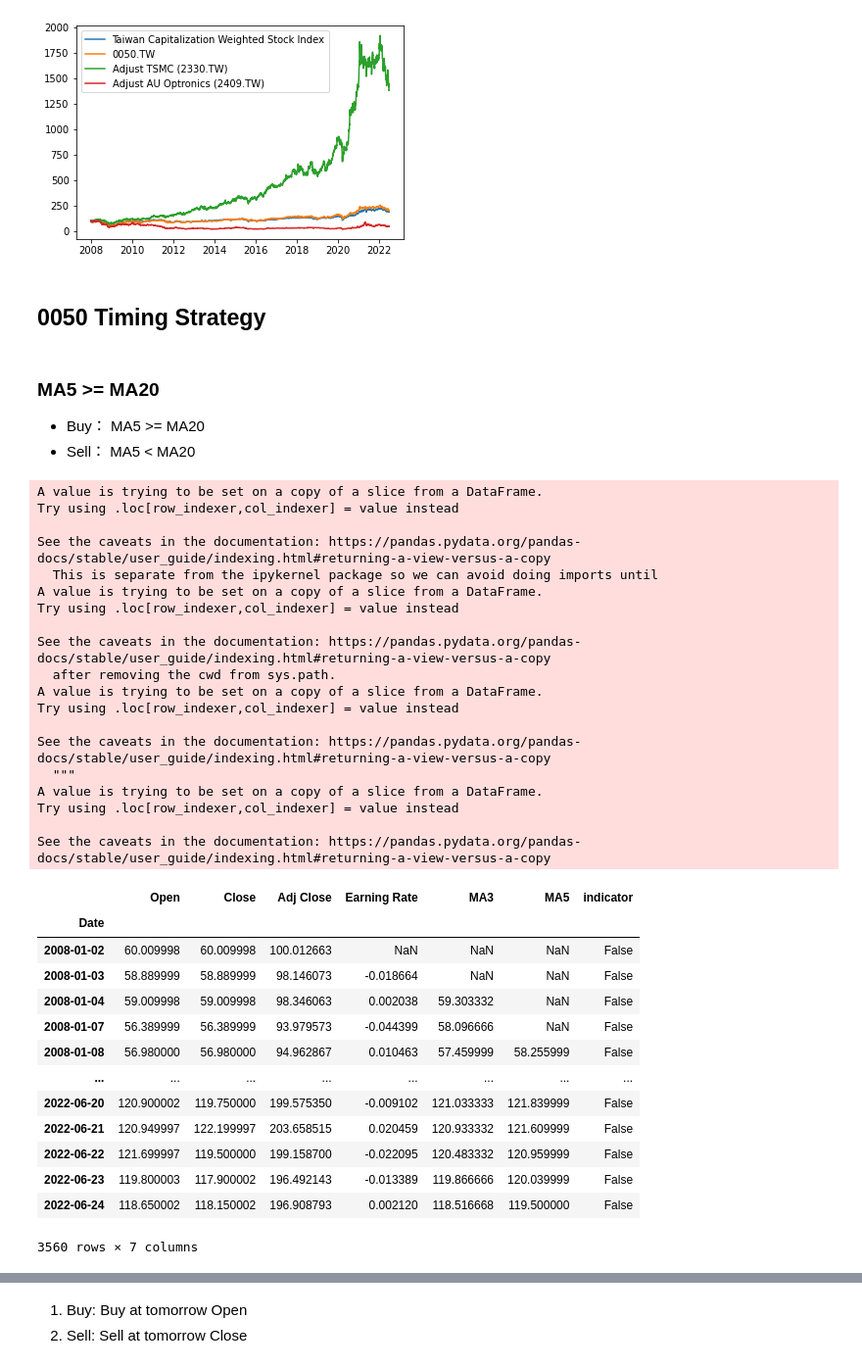
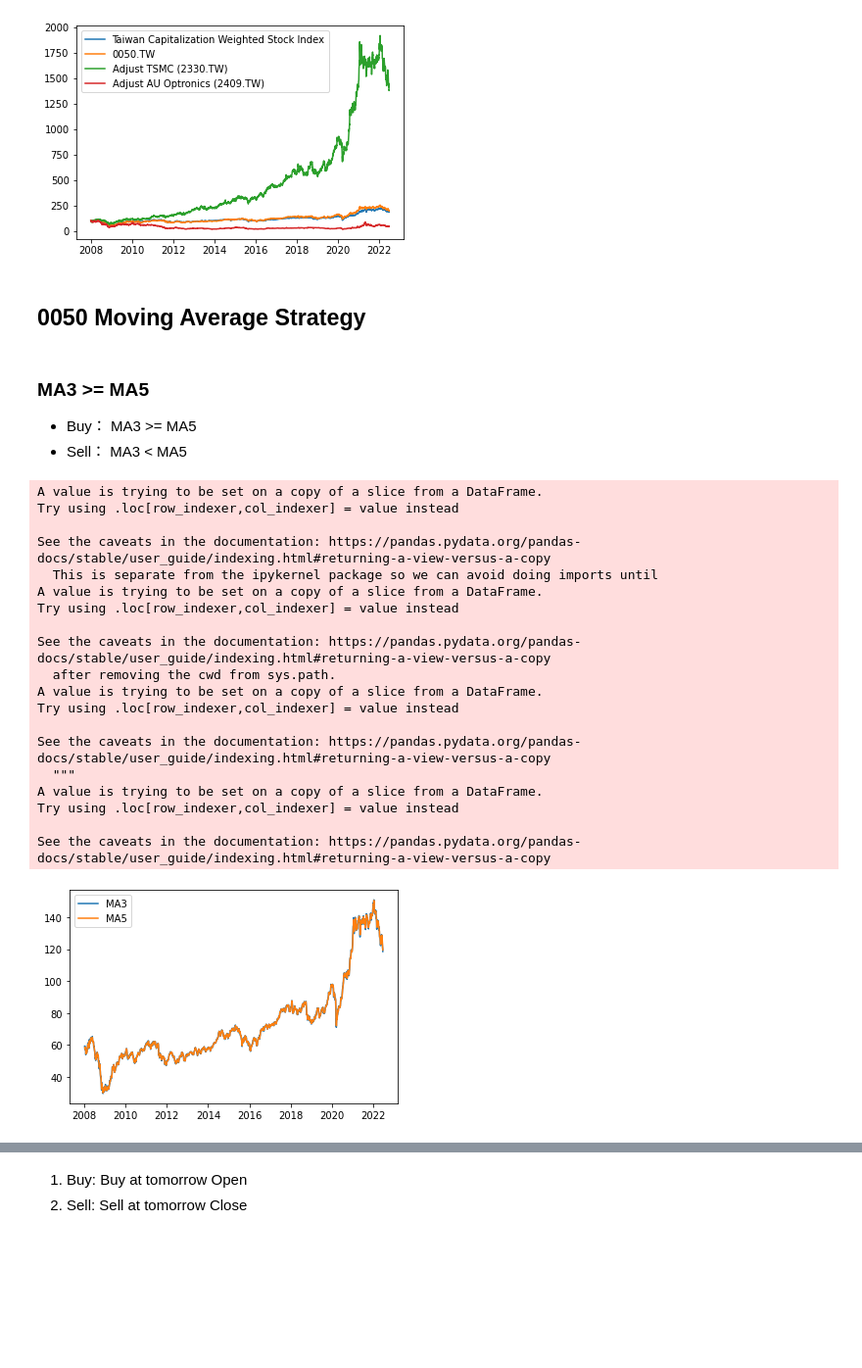
Before and after one commit to isaac-debug/qunatitive-invest, a Jupyter notebook: 0050_TW_Srategy.ipynb, the cells around one changed output, grey strips where cells are left out. Shown: that part at 98% size. Saved outputs shown, nothing was run; the diff lists cells and outputs as text; code cells hidden in the pictures; blank space fills up the shorter version.

```diff
--- a/0050_TW_Srategy.ipynb
+++ b/0050_TW_Srategy.ipynb
@@ -111,53 +114,46 @@ plt.show()
 # %% [output]
 [figure]
 # %% [markdown]
-## 0050 Timing Strategy
+## 0050 Moving Average Strategy
 # %% [markdown]
-### MA5 >= MA20
+### MA3 >= MA5
 
 
-*   Buy： MA5 >= MA20
-*   Sell： MA5 < MA20
+*   Buy： MA3 >= MA5
+*   Sell： MA3 < MA5
 # %%
 # 0050 pick time
-data = data[['Open', 'Close', 'Adj Close']]
-data['Earning Rate'] = data['Close'].pct_change()
-data['MA3'] = data['Close'].rolling(3).mean()
-data['MA5'] = data['Close'].rolling(5).mean()
-data['indicator'] = (data['MA3'] >= data['MA5'])
-data
+data50 = data[['Open', 'Close', 'Adj Close']]
+data50['Earning Rate'] = data50['Close'].pct_change()
+data50['MA3'] = data50['Close'].rolling(3).mean()
+data50['MA5'] = data50['Close'].rolling(5).mean()
+data50['indicator'] = (data50['MA3'] >= data50['MA5'])
+# plt.plot(data50['Close'], label = '0050.TW')
+plt.plot(data50['MA3'], label = 'MA3')
+plt.plot(data50['MA5'], label = 'MA5')
+
+plt.legend()
+
+plt.show()
 # %% [output]
 A value is trying to be set on a copy of a slice from a DataFrame.
 Try using .loc[row_indexer,col_indexer] = value instead
 
 See the caveats in the documentation: https://pandas.pydata.org/pandas-docs/stable/user_guide/indexing.html#returning-a-view-versus-a-copy
   This is separate from the ipykernel package so we can avoid doing imports until
 A value is trying to be set on a copy of a slice from a DataFrame.
 Try using .loc[row_indexer,col_indexer] = value instead
 
 See the caveats in the documentation: https://pandas.pydata.org/pandas-docs/stable/user_guide/indexing.html#returning-a-view-versus-a-copy
   after removing the cwd from sys.path.
 A value is trying to be set on a copy of a slice from a DataFrame.
 Try using .loc[row_indexer,col_indexer] = value instead
 
 See the caveats in the documentation: https://pandas.pydata.org/pandas-docs/stable/user_guide/indexing.html#returning-a-view-versus-a-copy
   """
 A value is trying to be set on a copy of a slice from a DataFrame.
 Try using .loc[row_indexer,col_indexer] = value instead
 
 See the caveats in the documentation: https://pandas.pydata.org/pandas-docs/stable/user_guide/indexing.html#returning-a-view-versus-a-copy
-|  | Open | Close | Adj Close | Earning Rate | MA3 | MA5 | indicator |
-| Date |  |  |  |  |  |  |  |
-| 2008-01-02 | 60.009998 | 60.009998 | 100.012663 | NaN | NaN | NaN | False |
-| 2008-01-03 | 58.889999 | 58.889999 | 98.146073 | -0.018664 | NaN | NaN | False |
-| 2008-01-04 | 59.009998 | 59.009998 | 98.346063 | 0.002038 | 59.303332 | NaN | False |
-| 2008-01-07 | 56.389999 | 56.389999 | 93.979573 | -0.044399 | 58.096666 | NaN | False |
-| 2008-01-08 | 56.980000 | 56.980000 | 94.962867 | 0.010463 | 57.459999 | 58.255999 | False |
-| ... | ... | ... | ... | ... | ... | ... | ... |
-| 2022-06-20 | 120.900002 | 119.750000 | 199.575350 | -0.009102 | 121.033333 | 121.839999 | False |
-| 2022-06-21 | 120.949997 | 122.199997 | 203.658515 | 0.020459 | 120.933332 | 121.609999 | False |
-| 2022-06-22 | 121.699997 | 119.500000 | 199.158700 | -0.022095 | 120.483332 | 120.959999 | False |
-| 2022-06-23 | 119.800003 | 117.900002 | 196.492143 | -0.013389 | 119.866666 | 120.039999 | False |
-| 2022-06-24 | 118.650002 | 118.150002 | 196.908793 | 0.002120 | 118.516668 | 119.500000 | False |
-3560 rows × 7 columns
+[figure, added]
 # %% [markdown]
```
Also changed, not shown: parts of 22 cells of this notebook.
